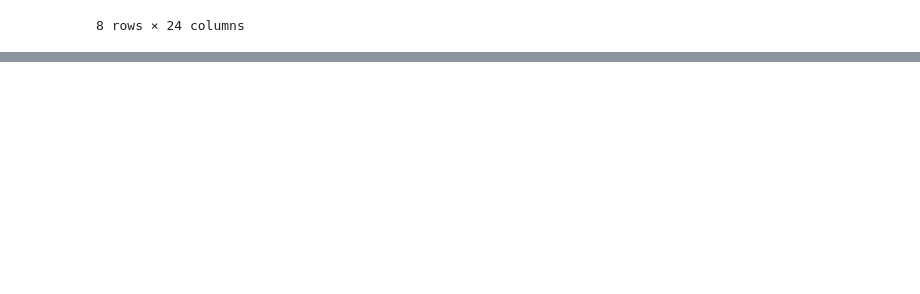
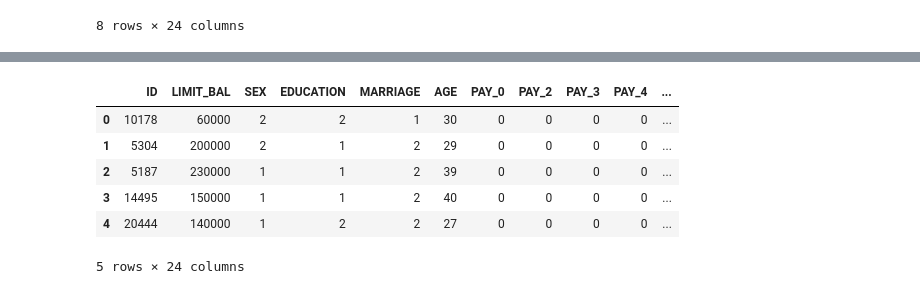
Before and after one commit to Shanky-21/Machine-Learning, a Jupyter notebook: janta hack competition/Untitled.ipynb, the cells around one changed output, grey strips where cells are left out. Saved outputs shown, nothing was run; the diff lists cells and outputs as text; code cells hidden in the pictures; blank space fills up the shorter version.

```diff
--- a/janta hack competition/Untitled.ipynb
+++ b/janta hack competition/Untitled.ipynb
@@ -74,0 +129,4 @@ X_train.describe()
+# %%
+fil = (test_data.EDUCATION == 5) | (test_data.EDUCATION == 6) | (test_data.EDUCATION == 0)
+test_data.loc[fil, 'EDUCATION'] = 4
+test_data.EDUCATION.value_counts()
@@ -74,0 +147,3 @@ X_train.describe()
+# %%
+test_data.loc[test_data.MARRIAGE == 0, 'MARRIAGE'] = 3
+test_data.MARRIAGE.value_counts()
@@ -74,0 +211,10 @@ X_train.describe()
+# %%
+test_data.head()
+# %% [output]
+|  | ID | LIMIT_BAL | SEX | EDUCATION | MARRIAGE | AGE | PAY_0 | PAY_2 | PAY_3 | PAY_4 | ... |
+| 0 | 10178 | 60000 | 2 | 2 | 1 | 30 | 0 | 0 | 0 | 0 | ... |
+| 1 | 5304 | 200000 | 2 | 1 | 2 | 29 | 0 | 0 | 0 | 0 | ... |
+| 2 | 5187 | 230000 | 1 | 1 | 2 | 39 | 0 | 0 | 0 | 0 | ... |
+| 3 | 14495 | 150000 | 1 | 1 | 2 | 40 | 0 | 0 | 0 | 0 | ... |
+| 4 | 20444 | 140000 | 1 | 2 | 2 | 27 | 0 | 0 | 0 | 0 | ... |
+5 rows × 24 columns
```
Also changed, not shown: parts of 22 cells of this notebook, 2 other files.
